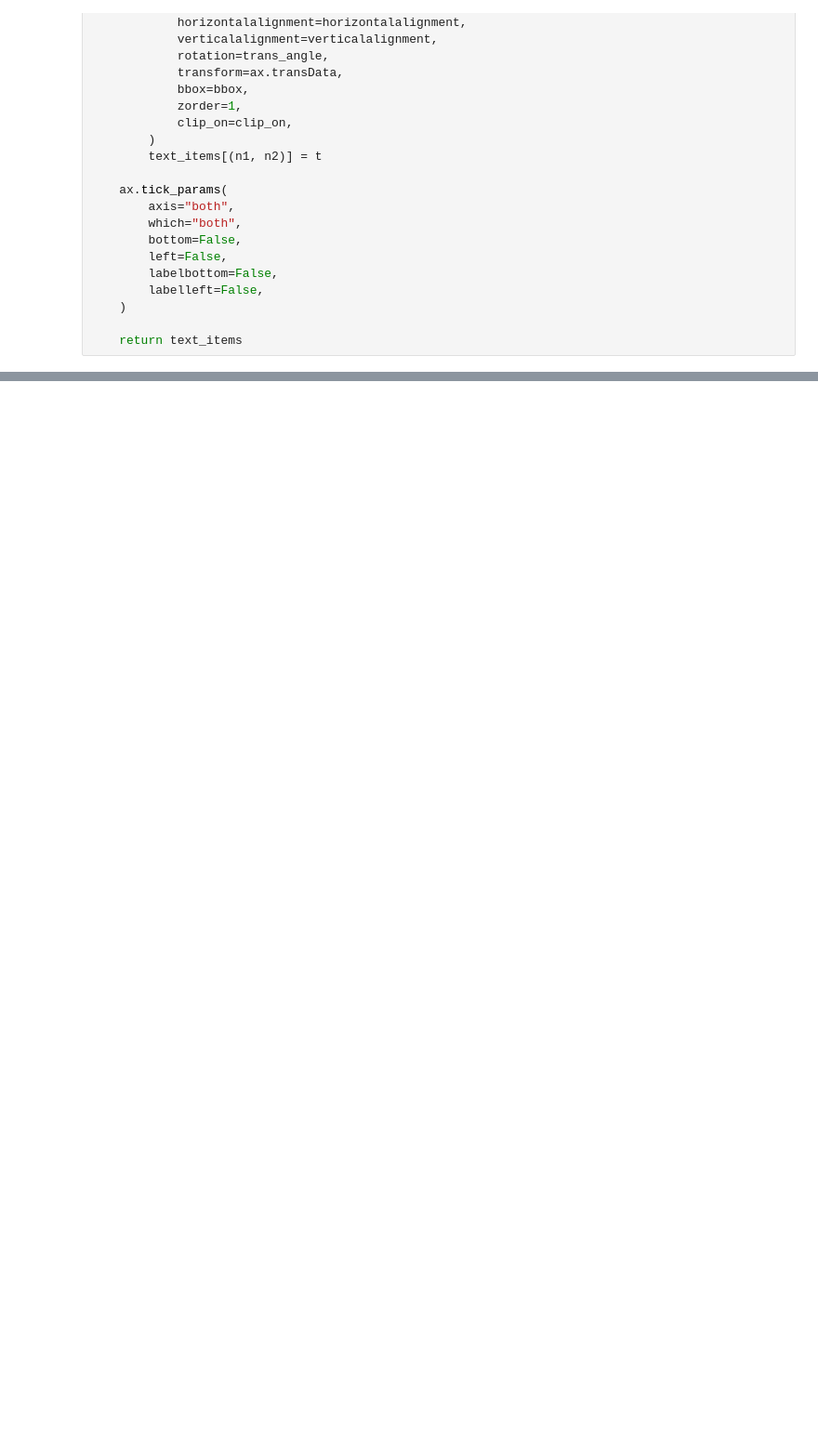
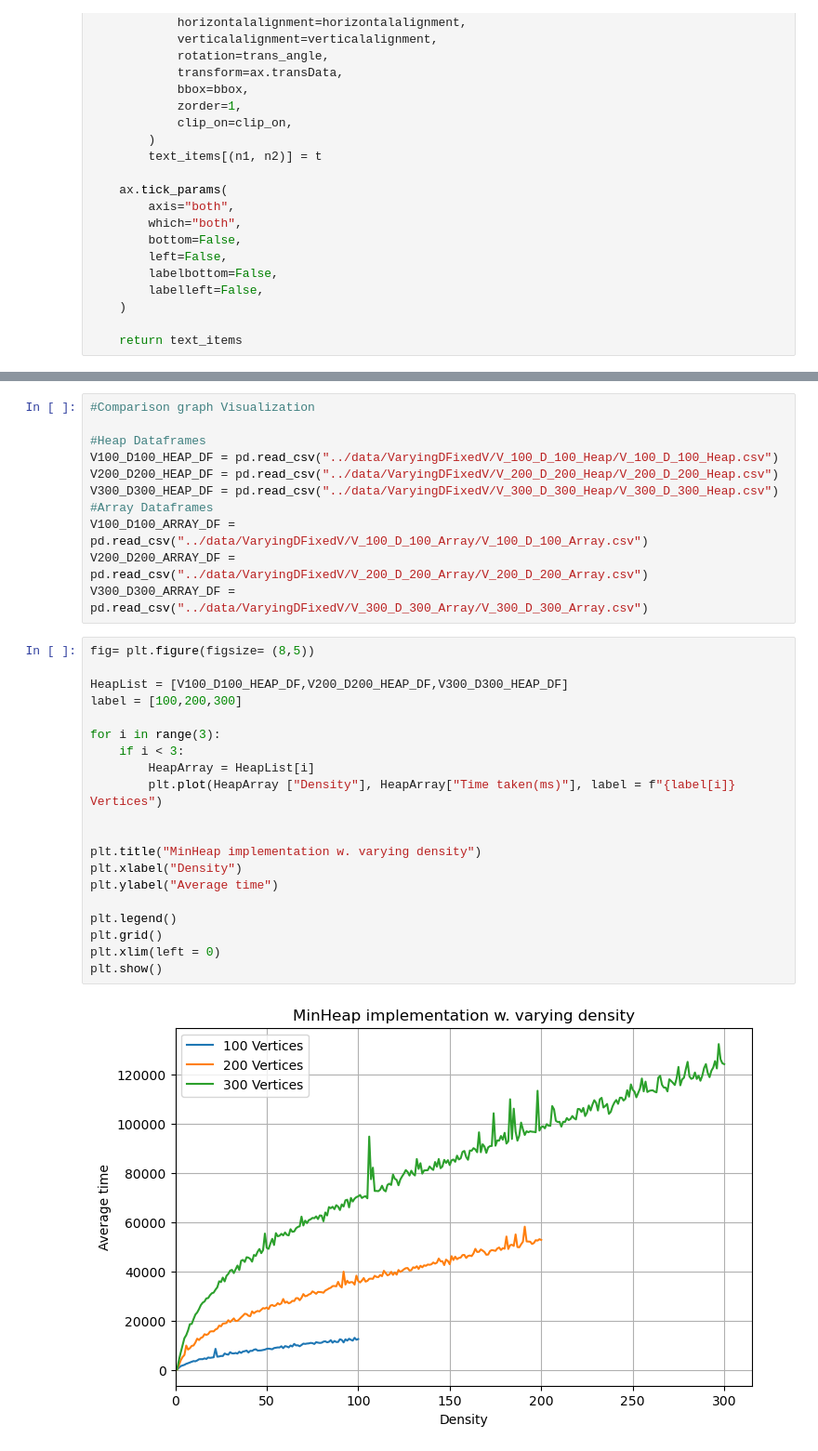
Before and after one commit to isaacchunn/sc2001-projects, a Jupyter notebook: Project2-Dijkstra/Visualization/SC2001_Project2.ipynb, the cells around one changed output, grey strips where cells are left out. Shown at 93% size. Saved outputs shown, nothing was run; the diff lists cells and outputs as text; blank space fills up the shorter version.

```diff
--- a/Project2-Dijkstra/Visualization/SC2001_Project2.ipynb
+++ b/Project2-Dijkstra/Visualization/SC2001_Project2.ipynb
@@ -244,0 +234,33 @@ No artists with labels found to put in legend.  Note that artists whose label st
+# %%
+#Comparison graph Visualization
+
+#Heap Dataframes
+V100_D100_HEAP_DF = pd.read_csv("../data/VaryingDFixedV/V_100_D_100_Heap/V_100_D_100_Heap.csv")
+V200_D200_HEAP_DF = pd.read_csv("../data/VaryingDFixedV/V_200_D_200_Heap/V_200_D_200_Heap.csv")
+V300_D300_HEAP_DF = pd.read_csv("../data/VaryingDFixedV/V_300_D_300_Heap/V_300_D_300_Heap.csv")
+#Array Dataframes
+V100_D100_ARRAY_DF = pd.read_csv("../data/VaryingDFixedV/V_100_D_100_Array/V_100_D_100_Array.csv")
+V200_D200_ARRAY_DF = pd.read_csv("../data/VaryingDFixedV/V_200_D_200_Array/V_200_D_200_Array.csv")
+V300_D300_ARRAY_DF = pd.read_csv("../data/VaryingDFixedV/V_300_D_300_Array/V_300_D_300_Array.csv")
+# %%
+fig= plt.figure(figsize= (8,5))
+
+HeapList = [V100_D100_HEAP_DF,V200_D200_HEAP_DF,V300_D300_HEAP_DF]
+label = [100,200,300]
+
+for i in range(3):
+    if i < 3:
+        HeapArray = HeapList[i]
+        plt.plot(HeapArray ["Density"], HeapArray["Time taken(ms)"], label = f"{label[i]} Vertices")
+
+
+plt.title("MinHeap implementation w. varying density")
+plt.xlabel("Density")
+plt.ylabel("Average time")
+
+plt.legend()
+plt.grid()
+plt.xlim(left = 0)
+plt.show()
+# %% [output]
+[figure, added]
```
Also changed, not shown: parts of 6 cells of this notebook, 3 other files.
